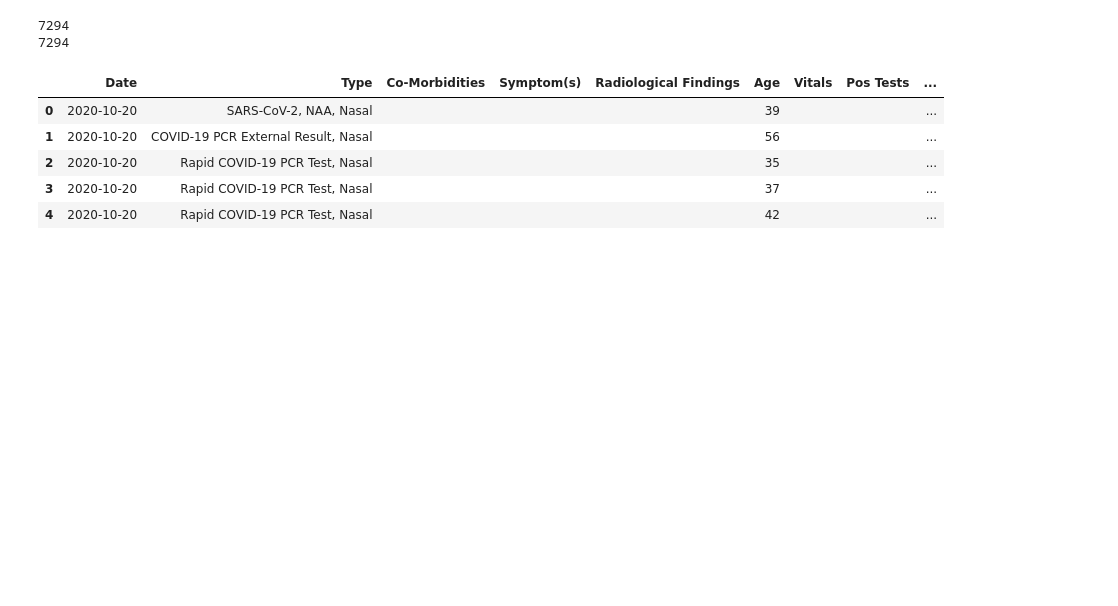
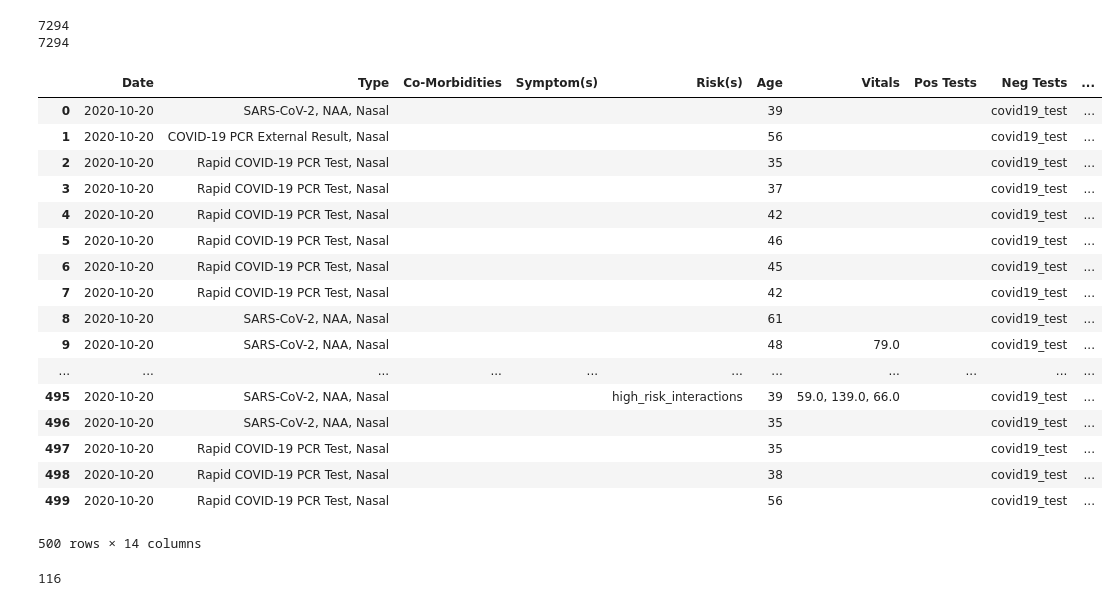
Before and after one commit to geoffswc/CSV-Repair, a Jupyter notebook: Denormalize-Dataset.ipynb, the cells around one changed output. Saved outputs shown, nothing was run; the diff lists cells and outputs as text; code cells hidden in the pictures; blank space fills up the shorter version.

```diff
--- a/Denormalize-Dataset.ipynb
+++ b/Denormalize-Dataset.ipynb
@@ -7,6 +7,8 @@ import pandas as pd
 import math
 # %%
 df_clean = pd.read_csv('data/10-20_carbonhealth_and_braidhealth.csv')
+# %%
+pd.set_option('display.max_columns', None)
 # %%
 df_clean.head(10)
 # %% [output]
@@ -153,7 +153,7 @@ print(len(ct))
 7294
 # %%
 df_ugh = pd.DataFrame({'Date': df_clean['batch_date'], 'Type': ct, 'Co-Morbidities': cc,
-                      'Symptom(s)': cs, 'Radiological Findings': cr, 'Age': df_clean['age'],
+                      'Symptom(s)': cs, 'Risk(s)': cr, 'Age': df_clean['age'],
                       'Vitals': cv, 'Pos Tests': cpt, 'Neg Tests': cnt})
 # %%
 for n in numerical:
@@ -163,11 +163,23 @@ df_ugh = df_ugh.replace(math.nan, '')
 # %%
 # keeping the output short for github
 # you'll need to view more of these to see ssome of the the denormalized fields (symptoms, tests, vitals)
-df_ugh.head(5)
+df_ugh.head(500)
 # %% [output]
-|  | Date | Type | Co-Morbidities | Symptom(s) | Radiological Findings | Age | Vitals | Pos Tests | ... |
-| 0 | 2020-10-20 | SARS-CoV-2, NAA, Nasal |  |  |  | 39 |  |  | ... |
-| 1 | 2020-10-20 | COVID-19 PCR External Result, Nasal |  |  |  | 56 |  |  | ... |
-| 2 | 2020-10-20 | Rapid COVID-19 PCR Test, Nasal |  |  |  | 35 |  |  | ... |
-| 3 | 2020-10-20 | Rapid COVID-19 PCR Test, Nasal |  |  |  | 37 |  |  | ... |
-| 4 | 2020-10-20 | Rapid COVID-19 PCR Test, Nasal |  |  |  | 42 |  |  | ... |
+|  | Date | Type | Co-Morbidities | Symptom(s) | Risk(s) | Age | Vitals | Pos Tests | Neg Tests | ... |
+| 0 | 2020-10-20 | SARS-CoV-2, NAA, Nasal |  |  |  | 39 |  |  | covid19_test | ... |
+| 1 | 2020-10-20 | COVID-19 PCR External Result, Nasal |  |  |  | 56 |  |  | covid19_test | ... |
+| 2 | 2020-10-20 | Rapid COVID-19 PCR Test, Nasal |  |  |  | 35 |  |  | covid19_test | ... |
+| 3 | 2020-10-20 | Rapid COVID-19 PCR Test, Nasal |  |  |  | 37 |  |  | covid19_test | ... |
+| 4 | 2020-10-20 | Rapid COVID-19 PCR Test, Nasal |  |  |  | 42 |  |  | covid19_test | ... |
+| 5 | 2020-10-20 | Rapid COVID-19 PCR Test, Nasal |  |  |  | 46 |  |  | covid19_test | ... |
+| 6 | 2020-10-20 | Rapid COVID-19 PCR Test, Nasal |  |  |  | 45 |  |  | covid19_test | ... |
+| 7 | 2020-10-20 | Rapid COVID-19 PCR Test, Nasal |  |  |  | 42 |  |  | covid19_test | ... |
+| 8 | 2020-10-20 | SARS-CoV-2, NAA, Nasal |  |  |  | 61 |  |  | covid19_test | ... |
+| 9 | 2020-10-20 | SARS-CoV-2, NAA, Nasal |  |  |  | 48 | 79.0 |  | covid19_test | ... |
+| ... | ... | ... | ... | ... | ... | ... | ... | ... | ... | ... |
+| 495 | 2020-10-20 | SARS-CoV-2, NAA, Nasal |  |  | high_risk_interactions | 39 | 59.0, 139.0, 66.0 |  | covid19_test | ... |
+| 496 | 2020-10-20 | SARS-CoV-2, NAA, Nasal |  |  |  | 35 |  |  | covid19_test | ... |
+| 497 | 2020-10-20 | Rapid COVID-19 PCR Test, Nasal |  |  |  | 35 |  |  | covid19_test | ... |
+| 498 | 2020-10-20 | Rapid COVID-19 PCR Test, Nasal |  |  |  | 38 |  |  | covid19_test | ... |
+| 499 | 2020-10-20 | Rapid COVID-19 PCR Test, Nasal |  |  |  | 56 |  |  | covid19_test | ... |
+500 rows × 14 columns
@@ -173,0 +195,4 @@ df_ugh.head(5)
+# %%
+len(df_minimal)
+# %% [output]
+116
```
Also changed, not shown: parts of 8 cells of this notebook.
